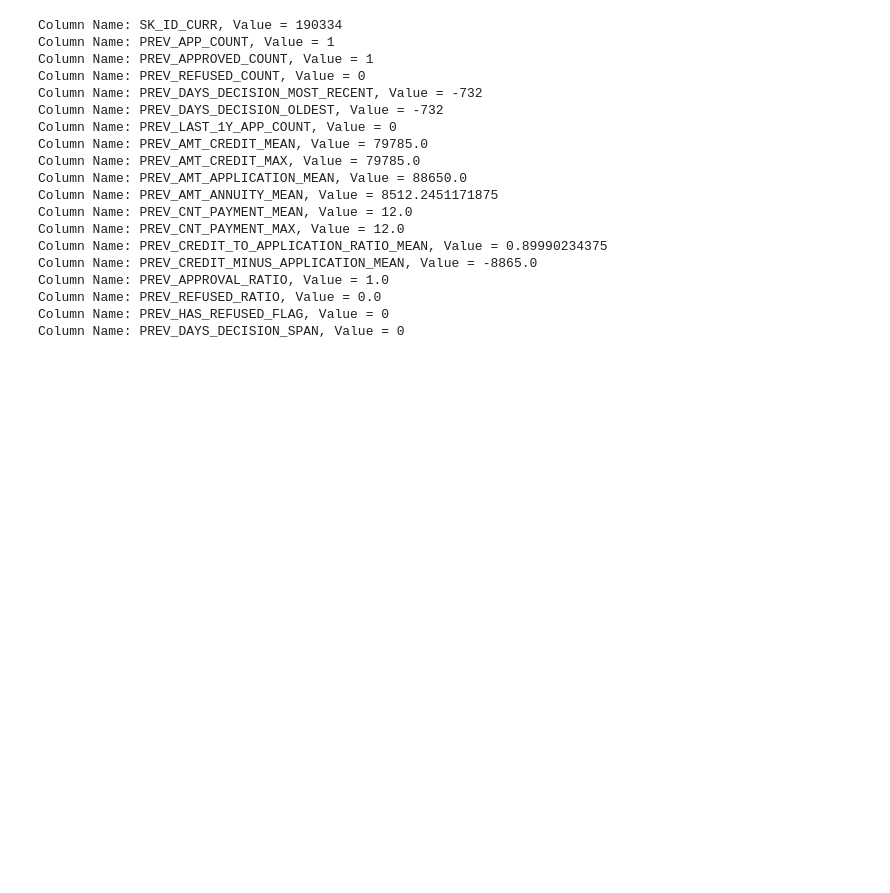
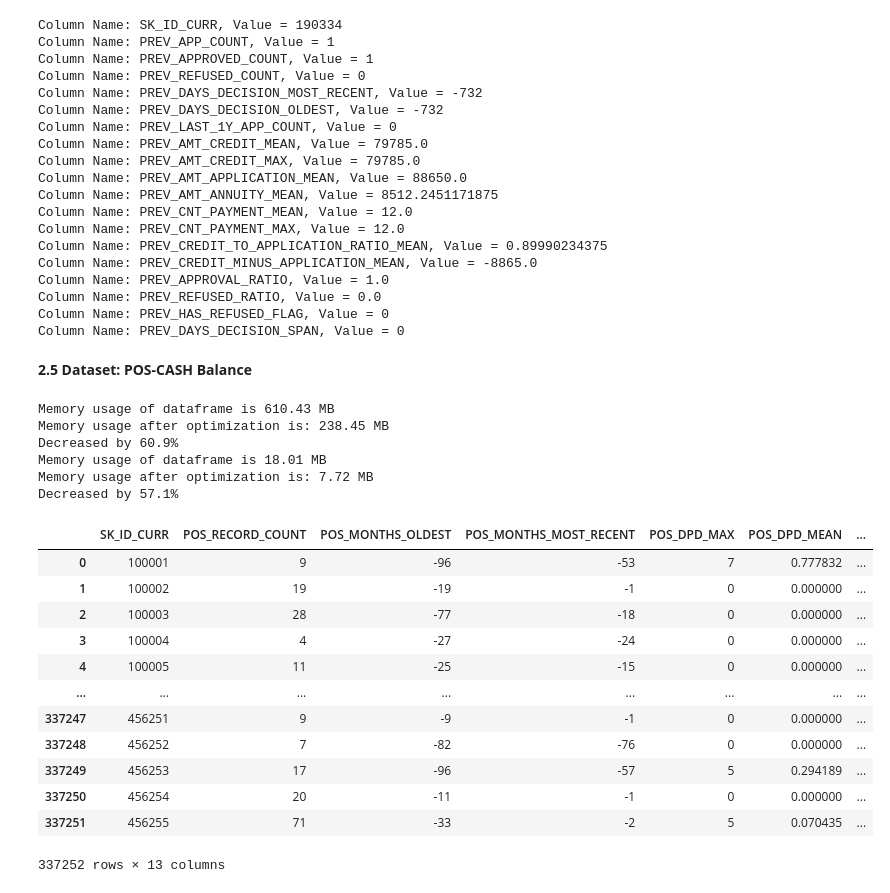
Before and after one commit to h90a00l/home_credit_default_risk_mle, a Jupyter notebook: notebooks/exploratory_data_analysis.ipynb, the cells around one changed output. Drawn from its saved outputs; the diff is of its cells as text; code cells hidden in the pictures; blank space fills up the shorter version.

Commit message:
Add installment payments and POS cash balance feature engineering scripts

```diff
--- a/notebooks/exploratory_data_analysis.ipynb
+++ b/notebooks/exploratory_data_analysis.ipynb
@@ -365,3 +365,31 @@ Column Name: PREV_APPROVAL_RATIO, Value = 1.0
 Column Name: PREV_REFUSED_RATIO, Value = 0.0
 Column Name: PREV_HAS_REFUSED_FLAG, Value = 0
 Column Name: PREV_DAYS_DECISION_SPAN, Value = 0
+# %% [markdown]
+**2.5 Dataset: POS-CASH Balance**
+# %%
+from src.etl.pos_cash_balance import load_pos_cash, build_pos_cash_features
+
+pos_cash_balance_df = load_pos_cash("../data/POS_CASH_balance.csv")
+pos_cash_balance_features = build_pos_cash_features(pos_cash_balance_df)
+pos_cash_balance_features
+# %% [output]
+Memory usage of dataframe is 610.43 MB
+Memory usage after optimization is: 238.45 MB
+Decreased by 60.9%
+Memory usage of dataframe is 18.01 MB
+Memory usage after optimization is: 7.72 MB
+Decreased by 57.1%
+|  | SK_ID_CURR | POS_RECORD_COUNT | POS_MONTHS_OLDEST | POS_MONTHS_MOST_RECENT | POS_DPD_MAX | POS_DPD_MEAN | ... |
+| 0 | 100001 | 9 | -96 | -53 | 7 | 0.777832 | ... |
+| 1 | 100002 | 19 | -19 | -1 | 0 | 0.000000 | ... |
+| 2 | 100003 | 28 | -77 | -18 | 0 | 0.000000 | ... |
+| 3 | 100004 | 4 | -27 | -24 | 0 | 0.000000 | ... |
+| 4 | 100005 | 11 | -25 | -15 | 0 | 0.000000 | ... |
+| ... | ... | ... | ... | ... | ... | ... | ... |
+| 337247 | 456251 | 9 | -9 | -1 | 0 | 0.000000 | ... |
+| 337248 | 456252 | 7 | -82 | -76 | 0 | 0.000000 | ... |
+| 337249 | 456253 | 17 | -96 | -57 | 5 | 0.294189 | ... |
+| 337250 | 456254 | 20 | -11 | -1 | 0 | 0.000000 | ... |
+| 337251 | 456255 | 71 | -33 | -2 | 5 | 0.070435 | ... |
+337252 rows × 13 columns
```
Also changed, not shown: parts of 5 cells of this notebook, 4 other files.
